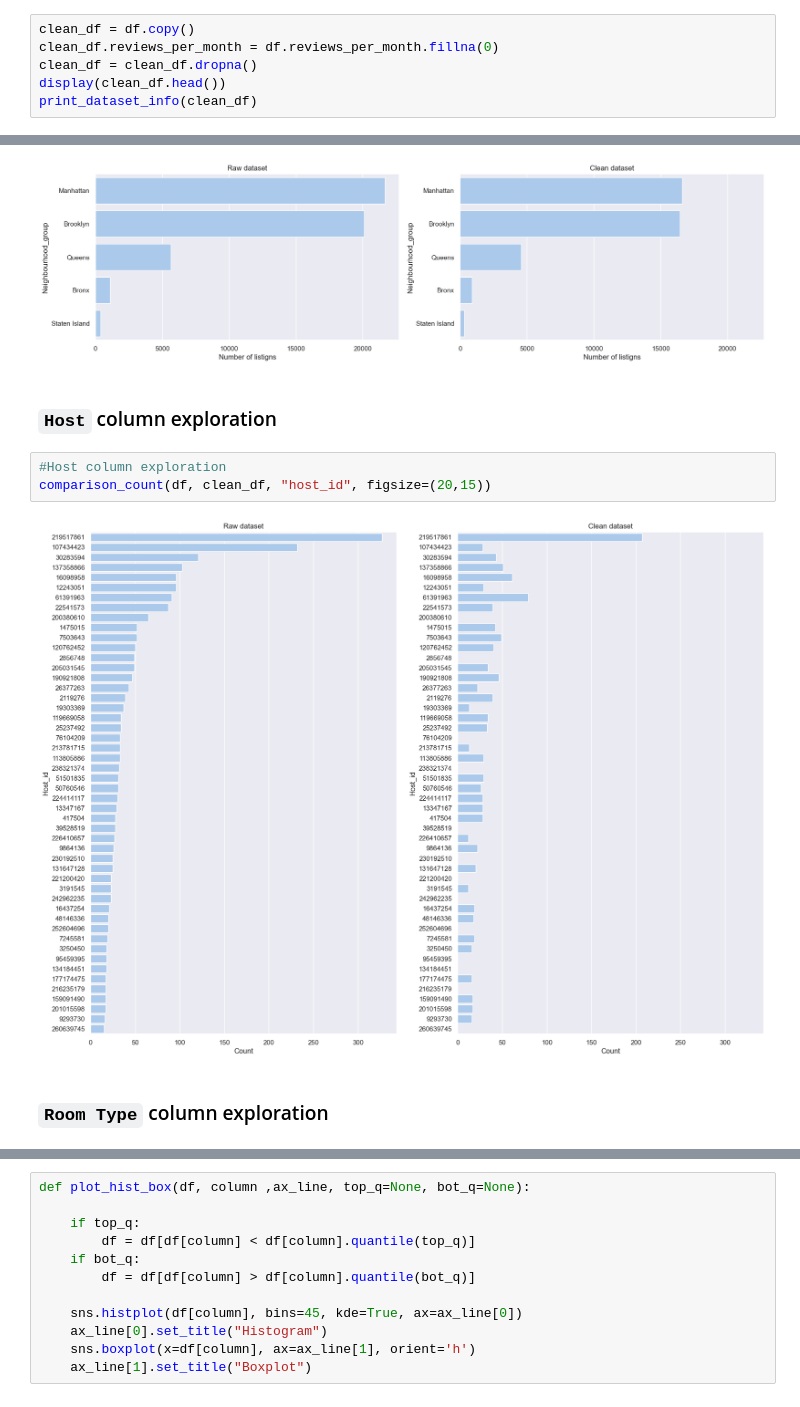
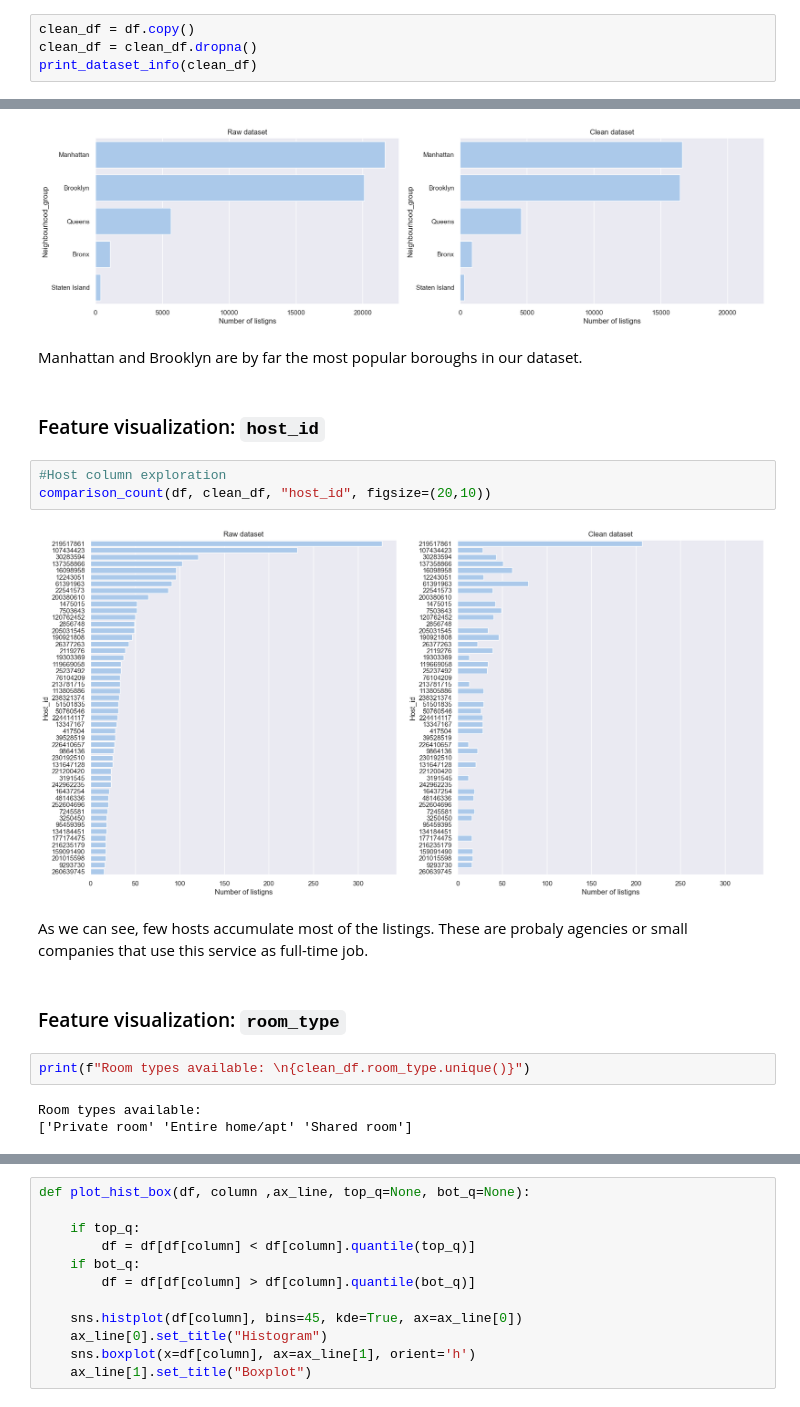
Before and after one commit to Plunksbar/VA-Final_Lab, a Jupyter notebook: data_exploration.ipynb, the cells around one changed output, grey strips where cells are left out. Saved outputs shown, nothing was run; the diff lists cells and outputs as text.

```diff
--- a/data_exploration.ipynb
+++ b/data_exploration.ipynb
@@ -55,8 +62,6 @@ dtype: int64
 Roughly 1/5 of the dataset has nulls, let's get rid of them
 # %%
 clean_df = df.copy()
-clean_df.reviews_per_month = df.reviews_per_month.fillna(0)
 clean_df = clean_df.dropna()
-display(clean_df.head())
 print_dataset_info(clean_df)
 # %% [output]
@@ -123,15 +131,24 @@ def comparison_count(df1, df2, column, figsize=None, same_ordering=True):
 comparison_count(df, clean_df, "neighbourhood_group", figsize=(20,5))
 # %% [output]
 [figure]
-# %% [markdown]
-### `Host` column exploration
+# %% [markdown]
+Manhattan and Brooklyn are by far the most popular boroughs in our dataset.
+# %% [markdown]
+### Feature visualization: `host_id`
 # %%
 #Host column exploration
-comparison_count(df, clean_df, "host_id", figsize=(20,15))
+comparison_count(df, clean_df, "host_id", figsize=(20,10))
 # %% [output]
-[figure, old version]
+[figure, new version]
-# %% [markdown]
-### `Room Type` column exploration
+# %% [markdown]
+As we can see, few hosts accumulate most of the listings. These are probaly agencies or small companies that use this service as full-time job.
+# %% [markdown]
+### Feature visualization: `room_type`
+# %%
+print(f"Room types available: \n{clean_df.room_type.unique()}")
+# %% [output]
+Room types available:
+['Private room' 'Entire home/apt' 'Shared room']
 # %%
 # Room Type column exploration
 comparison_count(df, clean_df, "room_type", figsize=(20,3))
```
Also changed, not shown: parts of 24 cells of this notebook.
